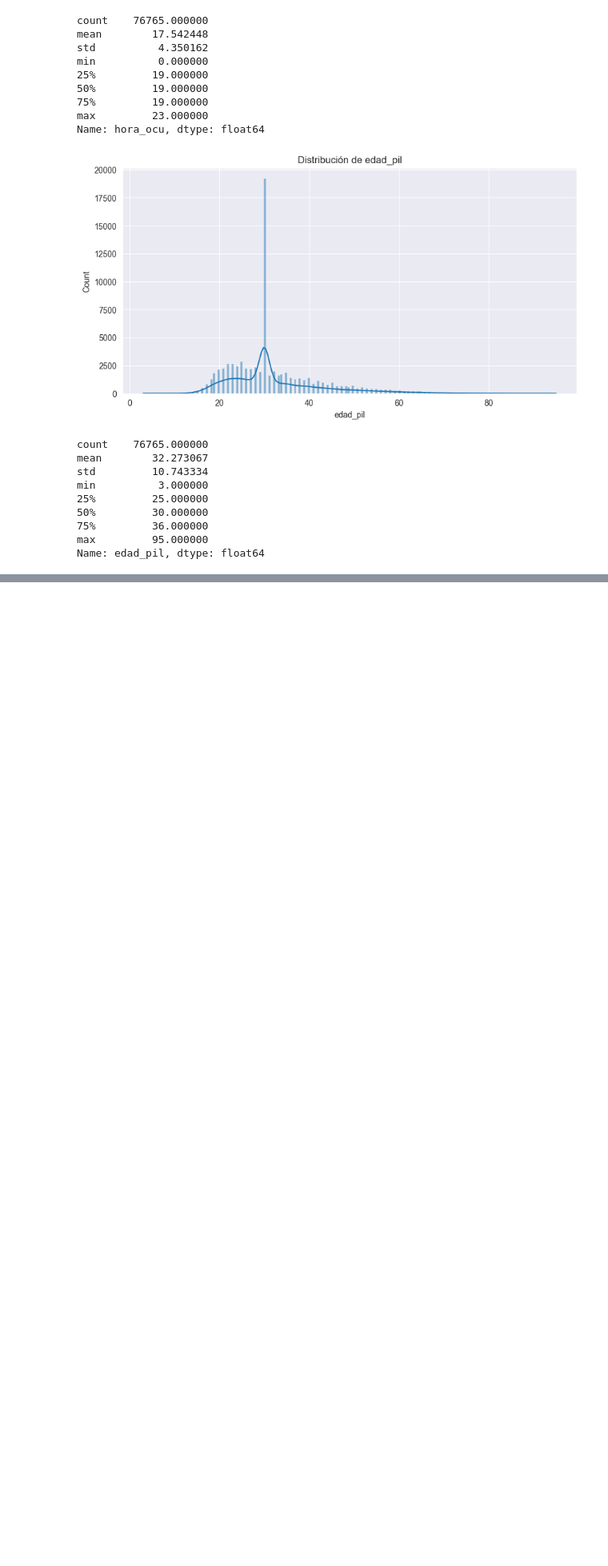
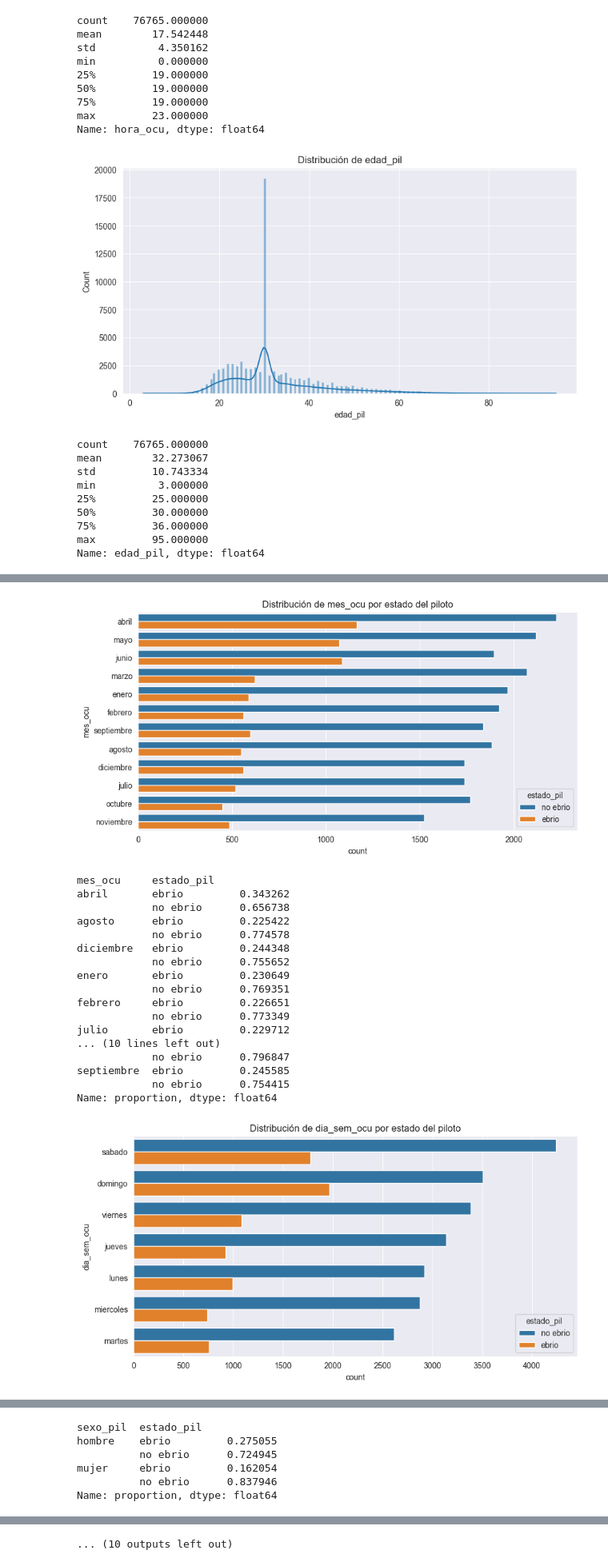
Before and after one commit to FranzCastillo/DM-Car-Incidents-in-GT-Analysis, a Jupyter notebook: Analysis.ipynb, the cells around one changed output, grey strips where cells are left out. Shown at 80% size. Cells and saved outputs as stored; diff of their text form; code cells hidden in the pictures; blank space fills up the shorter version.

```diff
--- a/Analysis.ipynb
+++ b/Analysis.ipynb
@@ -373,0 +544,30 @@ Name: edad_pil, dtype: float64
+# %%
+for col in categorical:
+    # Filter out 'no especificado' rows
+    df_filtered = df.loc[df['estado_pil'] != 'no especificado']
+
+    plt.figure(figsize=(10, 5))
+    sns.countplot(data=df_filtered, y=col, hue='estado_pil', order=df_filtered[col].value_counts().index)
+    plt.title(f'Distribución de {col} por estado del piloto')
+    plt.show()
+    print(df_filtered.groupby(col)['estado_pil'].value_counts(normalize=True).sort_index())
+# %% [output]
+[figure, added]
+mes_ocu     estado_pil
+abril       ebrio         0.343262
+            no ebrio      0.656738
+agosto      ebrio         0.225422
+            no ebrio      0.774578
+diciembre   ebrio         0.244348
+            no ebrio      0.755652
+enero       ebrio         0.230649
+            no ebrio      0.769351
+febrero     ebrio         0.226651
+            no ebrio      0.773349
+julio       ebrio         0.229712
+... (10 lines left out)
+            no ebrio      0.796847
+septiembre  ebrio         0.245585
+            no ebrio      0.754415
+Name: proportion, dtype: float64
+[figure, added]
@@ -373,0 +609,6 @@ Name: edad_pil, dtype: float64
+sexo_pil  estado_pil
+hombre    ebrio         0.275055
+          no ebrio      0.724945
+mujer     ebrio         0.162054
+          no ebrio      0.837946
+Name: proportion, dtype: float64
@@ -373,0 +627 @@ Name: edad_pil, dtype: float64
+... (10 outputs left out)
```
Also changed, not shown: parts of 6 cells of this notebook.
